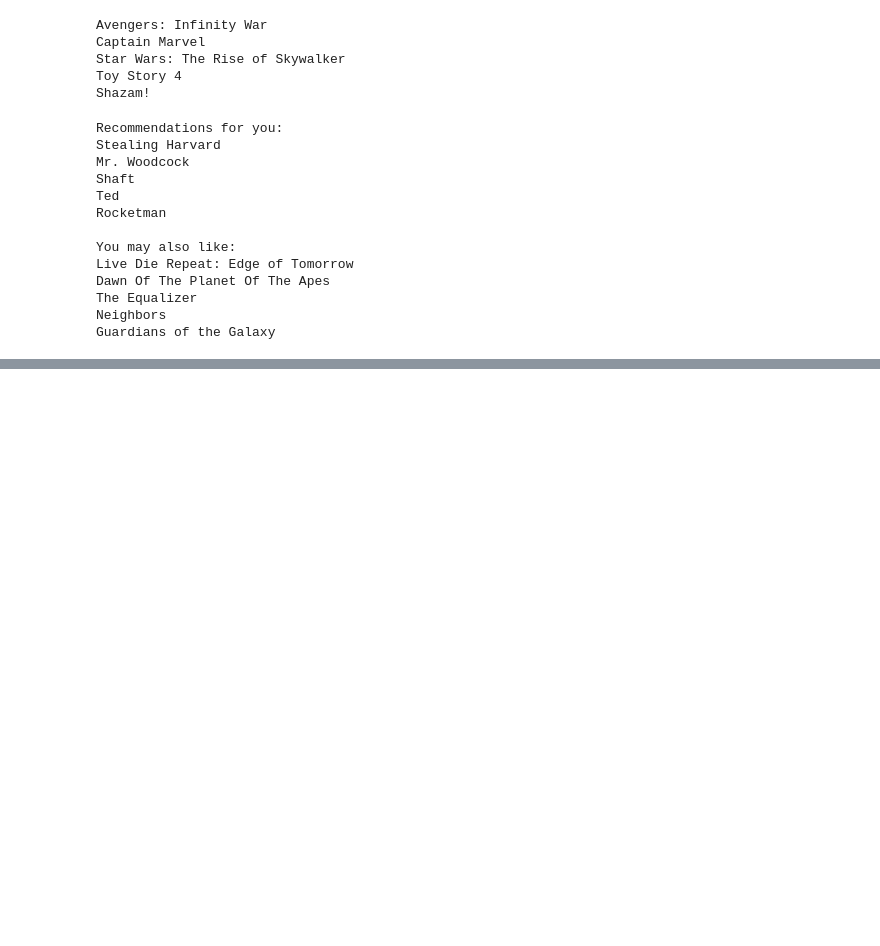
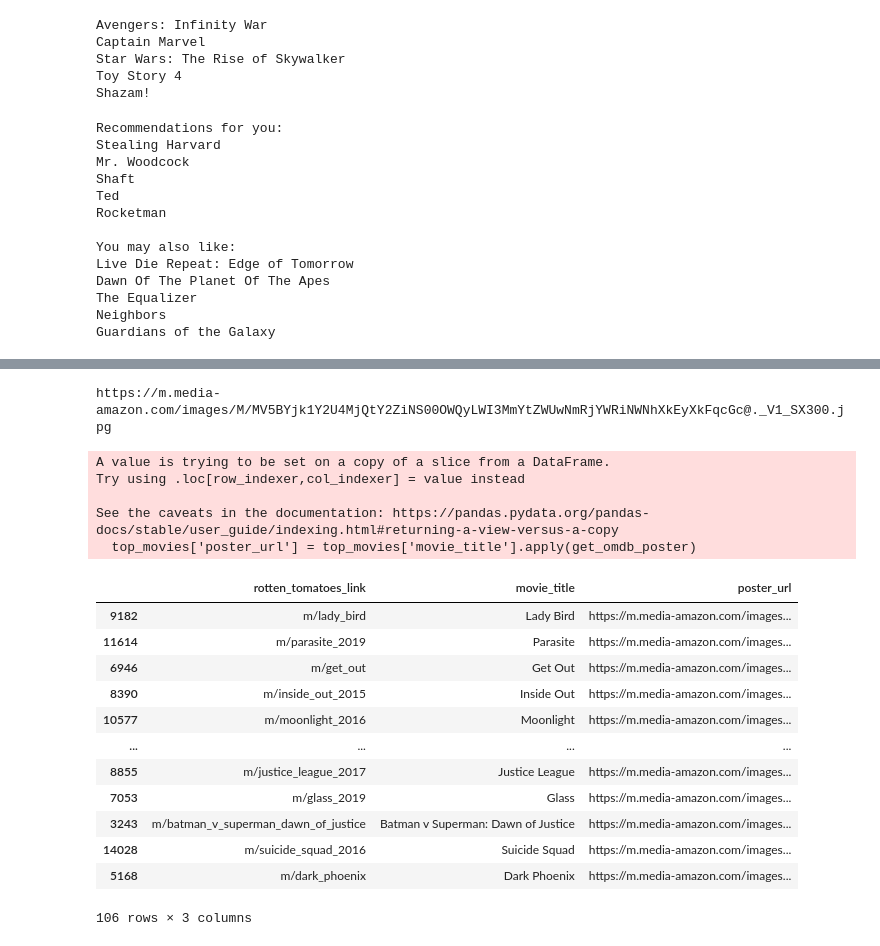
Before and after one commit to HardikPrakhar/Movie-Recommendation-System, a Jupyter notebook: movieRecSys.ipynb, the cells around one changed output, grey strips where cells are left out. Drawn from its saved outputs; the diff is of its cells as text; code cells hidden in the pictures; blank space fills up the shorter version.

Commit message:
popluar movies dataframe added

```diff
--- a/movieRecSys.ipynb
+++ b/movieRecSys.ipynb
@@ -471,0 +454,4 @@ list(gen_mov['movie_title'])
+# %%
+ratings = ratings.sort_values('tomatometer_rating', ascending = False)
+# %%
+top_movies = ratings[['rotten_tomatoes_link' , 'movie_title']]
@@ -471,0 +474,14 @@ list(gen_mov['movie_title'])
+# %%
+import requests
+
+api_key = '59a27e3d'
+
+def get_omdb_poster(title):
+    url = f"http://www.omdbapi.com/?t={title}&apikey={api_key}"
+    response = requests.get(url).json()
+    return response.get("Poster", None)  # None if poster not found
+
+# Example usage
+print(get_omdb_poster("Parasite"))
+# %% [output]
+https://m.media-amazon.com/images/M/MV5BYjk1Y2U4MjQtY2ZiNS00OWQyLWI3MmYtZWUwNmRjYWRiNWNhXkEyXkFqcGc@._V1_SX300.jpg
@@ -471,0 +491,24 @@ list(gen_mov['movie_title'])
+# %%
+top_movies['poster_url'] = top_movies['movie_title'].apply(get_omdb_poster)
+# %% [output]
+A value is trying to be set on a copy of a slice from a DataFrame.
+Try using .loc[row_indexer,col_indexer] = value instead
+
+See the caveats in the documentation: https://pandas.pydata.org/pandas-docs/stable/user_guide/indexing.html#returning-a-view-versus-a-copy
+  top_movies['poster_url'] = top_movies['movie_title'].apply(get_omdb_poster)
+# %%
+top_movies
+# %% [output]
+|  | rotten_tomatoes_link | movie_title | poster_url |
+| 9182 | m/lady_bird | Lady Bird | https://m.media-amazon.com/images... |
+| 11614 | m/parasite_2019 | Parasite | https://m.media-amazon.com/images... |
+| 6946 | m/get_out | Get Out | https://m.media-amazon.com/images... |
+| 8390 | m/inside_out_2015 | Inside Out | https://m.media-amazon.com/images... |
+| 10577 | m/moonlight_2016 | Moonlight | https://m.media-amazon.com/images... |
+| ... | ... | ... | ... |
+| 8855 | m/justice_league_2017 | Justice League | https://m.media-amazon.com/images... |
+| 7053 | m/glass_2019 | Glass | https://m.media-amazon.com/images... |
+| 3243 | m/batman_v_superman_dawn_of_justice | Batman v Superman: Dawn of Justice | https://m.media-amazon.com/images... |
+| 14028 | m/suicide_squad_2016 | Suicide Squad | https://m.media-amazon.com/images... |
+| 5168 | m/dark_phoenix | Dark Phoenix | https://m.media-amazon.com/images... |
+106 rows × 3 columns
```
Also changed, not shown: parts of 5 cells of this notebook.
